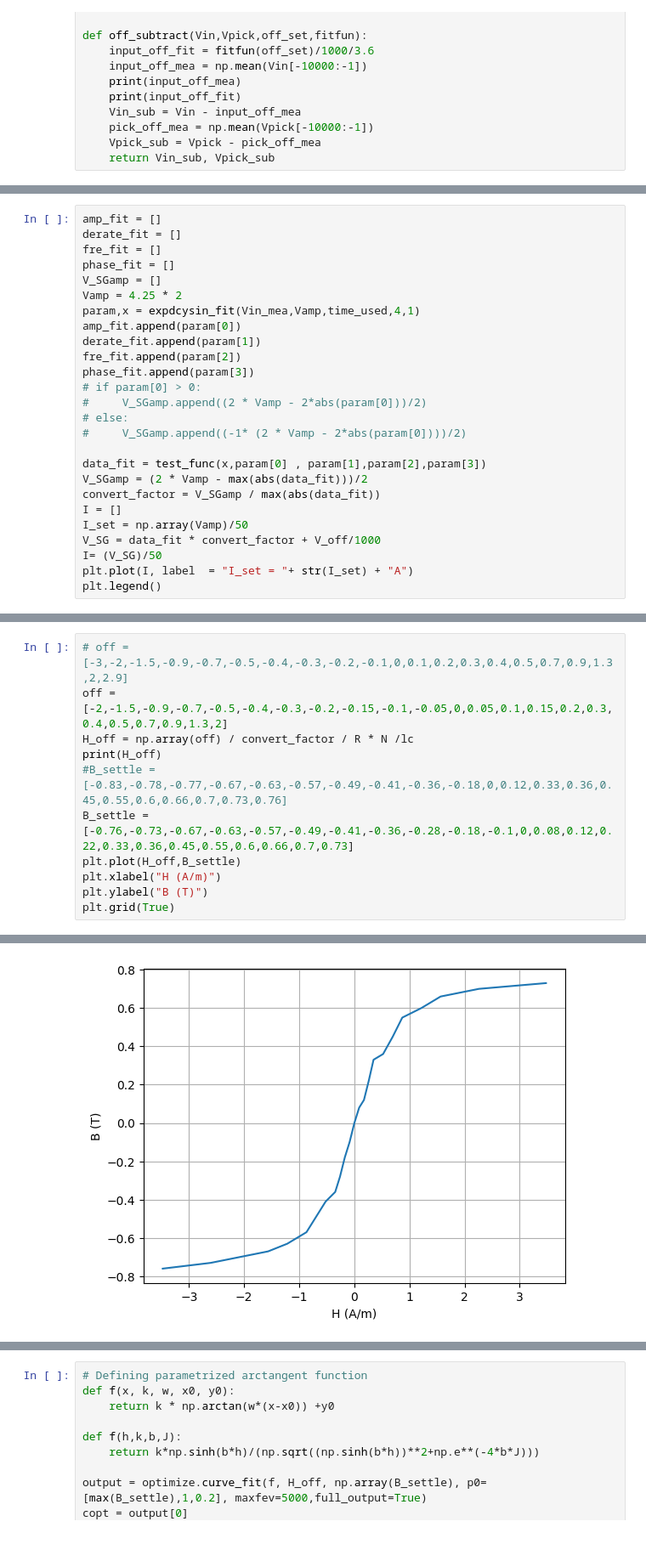
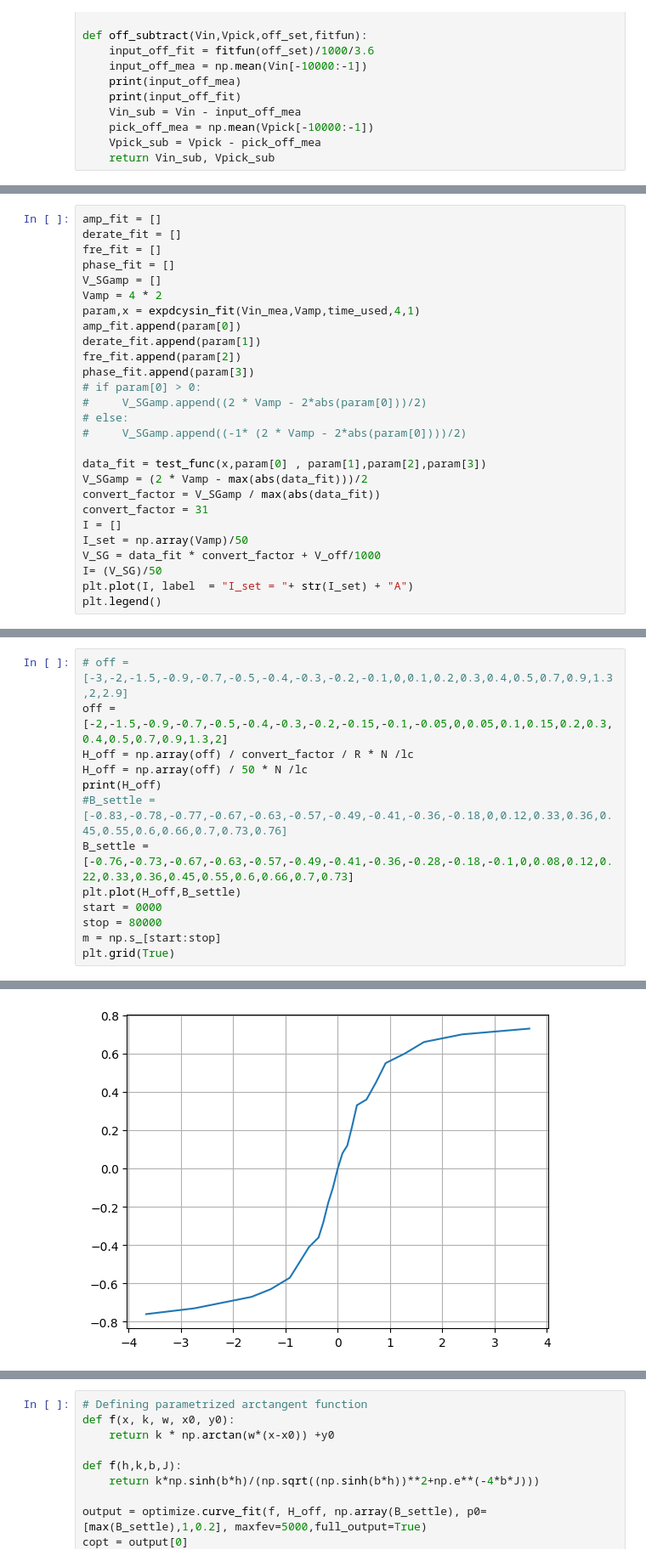
Before and after one commit to yyhshdu1/new_cavity, a Jupyter notebook: windfreak/SG_degauss.ipynb, the cells around one changed output, grey strips where cells are left out. Shown: that part at 85% size. Cells and saved outputs as stored; diff of their text form.

```diff
--- a/windfreak/SG_degauss.ipynb
+++ b/windfreak/SG_degauss.ipynb
@@ -146,7 +146,7 @@ derate_fit = []
 fre_fit = []
 phase_fit = []
 V_SGamp = []
-Vamp = 4.25 * 2
+Vamp = 4 * 2
 param,x = expdcysin_fit(Vin_mea,Vamp,time_used,4,1)
 amp_fit.append(param[0])
 derate_fit.append(param[1])
@@ -160,6 +160,7 @@ phase_fit.append(param[3])
 data_fit = test_func(x,param[0] , param[1],param[2],param[3])
 V_SGamp = (2 * Vamp - max(abs(data_fit)))/2
 convert_factor = V_SGamp / max(abs(data_fit))
+convert_factor = 31
 I = []
 I_set = np.array(Vamp)/50
 V_SG = data_fit * convert_factor + V_off/1000
@@ -229,11 +228,13 @@ Text(0, 0.5, 'B (T)')
 # off =[-3,-2,-1.5,-0.9,-0.7,-0.5,-0.4,-0.3,-0.2,-0.1,0,0.1,0.2,0.3,0.4,0.5,0.7,0.9,1.3,2,2.9]
 off =[-2,-1.5,-0.9,-0.7,-0.5,-0.4,-0.3,-0.2,-0.15,-0.1,-0.05,0,0.05,0.1,0.15,0.2,0.3,0.4,0.5,0.7,0.9,1.3,2]
 H_off = np.array(off) / convert_factor / R * N /lc
+H_off = np.array(off) / 50 * N /lc
 print(H_off)
 #B_settle = [-0.83,-0.78,-0.77,-0.67,-0.63,-0.57,-0.49,-0.41,-0.36,-0.18,0,0.12,0.33,0.36,0.45,0.55,0.6,0.66,0.7,0.73,0.76]
 B_settle = [-0.76,-0.73,-0.67,-0.63,-0.57,-0.49,-0.41,-0.36,-0.28,-0.18,-0.1,0,0.08,0.12,0.22,0.33,0.36,0.45,0.55,0.6,0.66,0.7,0.73]
 plt.plot(H_off,B_settle)
-plt.xlabel("H (A/m)")
-plt.ylabel("B (T)")
+start = 0000
+stop = 80000
+m = np.s_[start:stop]
 plt.grid(True)
 # %% [output]
@@ -244 +245 @@ plt.grid(True)
-[figure, old version]
+[figure, new version]
```
Also changed, not shown: parts of 13 cells of this notebook, 1 other file.
